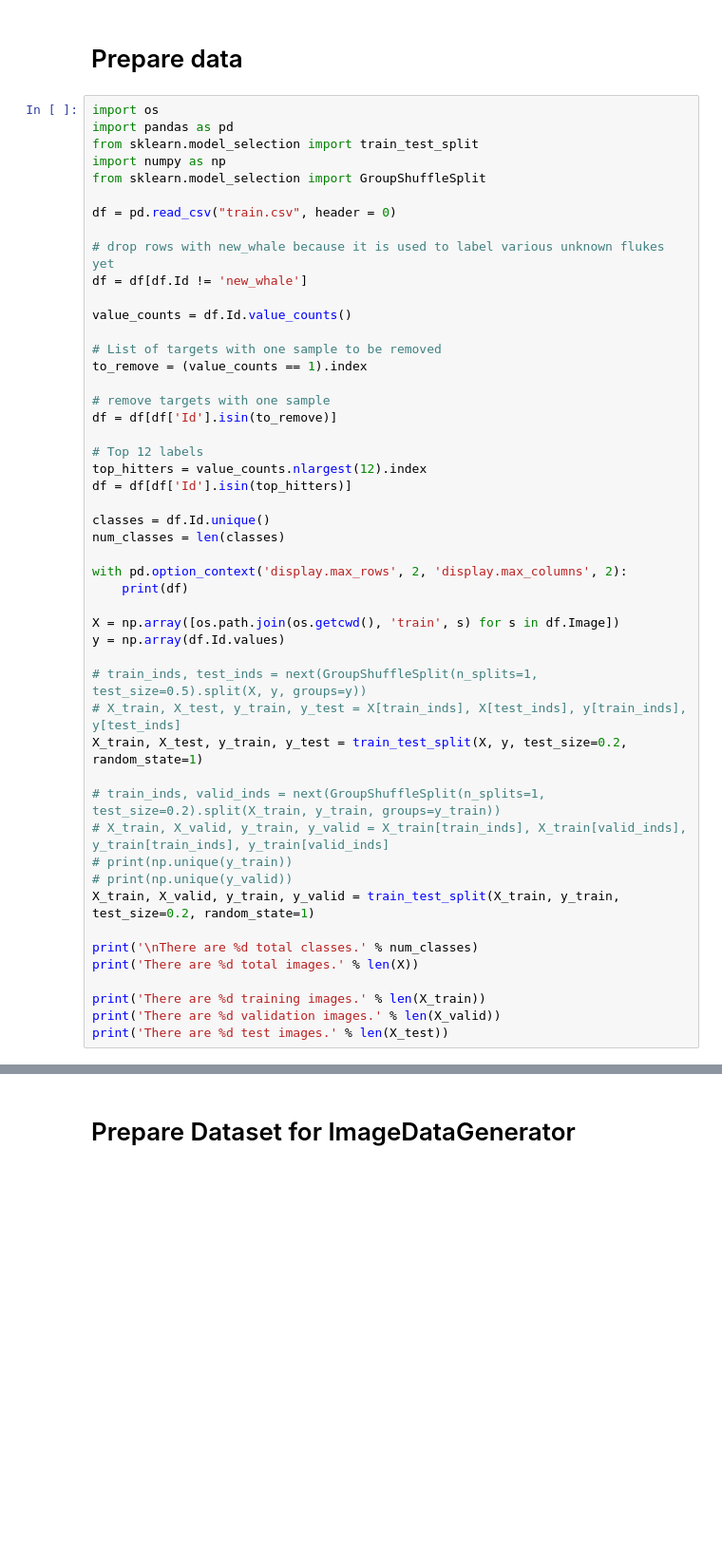
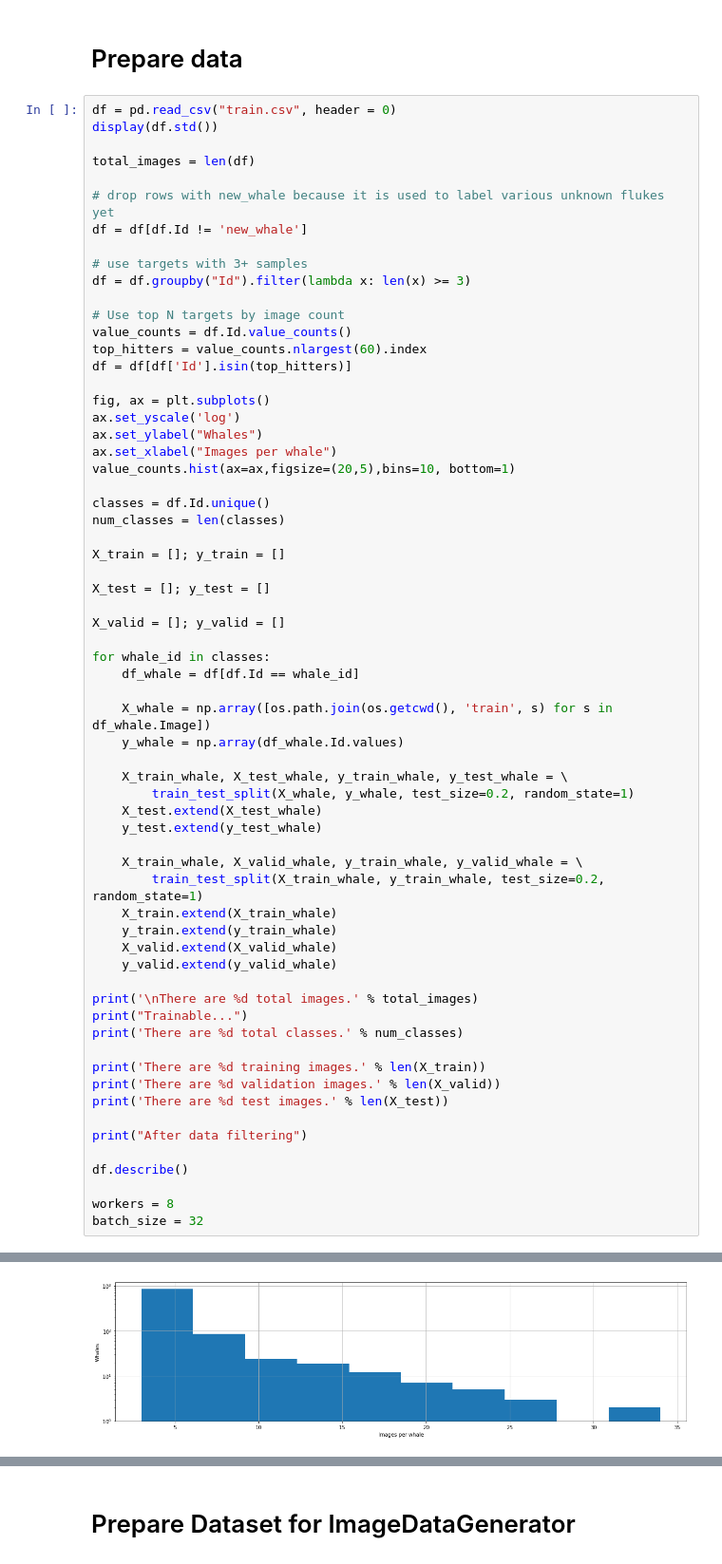
Before and after one commit to crawlik/whale-id, a Jupyter notebook: whale-id.ipynb, the cells around one changed output, grey strips where cells are left out. Shown at 95% size. Saved outputs shown, nothing was run; the diff lists cells and outputs as text; blank space fills up the shorter version.

```diff
--- a/whale-id.ipynb
+++ b/whale-id.ipynb
@@ -1,52 +21,67 @@
 # %% [markdown]
 # Prepare data
 # %%
-import os
-import pandas as pd
-from sklearn.model_selection import train_test_split
-import numpy as np
-from sklearn.model_selection import GroupShuffleSplit
+df = pd.read_csv("train.csv", header = 0)
+display(df.std())
 
-df = pd.read_csv("train.csv", header = 0)
+total_images = len(df)
 
 # drop rows with new_whale because it is used to label various unknown flukes yet
 df = df[df.Id != 'new_whale']
 
+# use targets with 3+ samples
+df = df.groupby("Id").filter(lambda x: len(x) >= 3)
+
+# Use top N targets by image count
 value_counts = df.Id.value_counts()
+top_hitters = value_counts.nlargest(60).index
+df = df[df['Id'].isin(top_hitters)]
 
-# List of targets with one sample to be removed
-to_remove = (value_counts == 1).index
-
-# remove targets with one sample
-df = df[df['Id'].isin(to_remove)]
-
-# Top 12 labels
-top_hitters = value_counts.nlargest(12).index
-df = df[df['Id'].isin(top_hitters)]
+fig, ax = plt.subplots()
+ax.set_yscale('log')
+ax.set_ylabel("Whales")
+ax.set_xlabel("Images per whale")
+value_counts.hist(ax=ax,figsize=(20,5),bins=10, bottom=1)
 
 classes = df.Id.unique()
 num_classes = len(classes)
 
-with pd.option_context('display.max_rows', 2, 'display.max_columns', 2):
-    print(df)
+X_train = []; y_train = []
 
-X = np.array([os.path.join(os.getcwd(), 'train', s) for s in df.Image])
-y = np.array(df.Id.values)
+X_test = []; y_test = []
 
-# train_inds, test_inds = next(GroupShuffleSplit(n_splits=1, test_size=0.5).split(X, y, groups=y))
-# X_train, X_test, y_train, y_test = X[train_inds], X[test_inds], y[train_inds], y[test_inds]
-X_train, X_test, y_train, y_test = train_test_split(X, y, test_size=0.2, random_state=1)
+X_valid = []; y_valid = []
 
-# train_inds, valid_inds = next(GroupShuffleSplit(n_splits=1, test_size=0.2).split(X_train, y_train, groups=y_train))
-# X_train, X_valid, y_train, y_valid = X_train[train_inds], X_train[valid_inds], y_train[train_inds], y_train[valid_inds]
-# print(np.unique(y_train))
-# print(np.unique(y_valid))
-X_train, X_valid, y_train, y_valid = train_test_split(X_train, y_train, test_size=0.2, random_state=1)
+for whale_id in classes:
+    df_whale = df[df.Id == whale_id]
 
-print('\nThere are %d total classes.' % num_classes)
-print('There are %d total images.' % len(X))
+    X_whale = np.array([os.path.join(os.getcwd(), 'train', s) for s in df_whale.Image])
+    y_whale = np.array(df_whale.Id.values)
+
+    X_train_whale, X_test_whale, y_train_whale, y_test_whale = \
+        train_test_split(X_whale, y_whale, test_size=0.2, random_state=1)
+    X_test.extend(X_test_whale)
+    y_test.extend(y_test_whale)
+
+    X_train_whale, X_valid_whale, y_train_whale, y_valid_whale = \
+        train_test_split(X_train_whale, y_train_whale, test_size=0.2, random_state=1)
+    X_train.extend(X_train_whale)
+    y_train.extend(y_train_whale)
+    X_valid.extend(X_valid_whale)
+    y_valid.extend(y_valid_whale)
+
+print('\nThere are %d total images.' % total_images)
+print("Trainable...")
+print('There are %d total classes.' % num_classes)
 
 print('There are %d training images.' % len(X_train))
 print('There are %d validation images.' % len(X_valid))
 print('There are %d test images.' % len(X_test))
+
+print("After data filtering")
+
+df.describe()
+
+workers = 8
+batch_size = 32
 # %% [output]
@@ -65 +96,2 @@ There are 56 test images.
+[figure, added]
 # %% [markdown]
```
Also changed, not shown: parts of 12 cells of this notebook, 1 other file.
